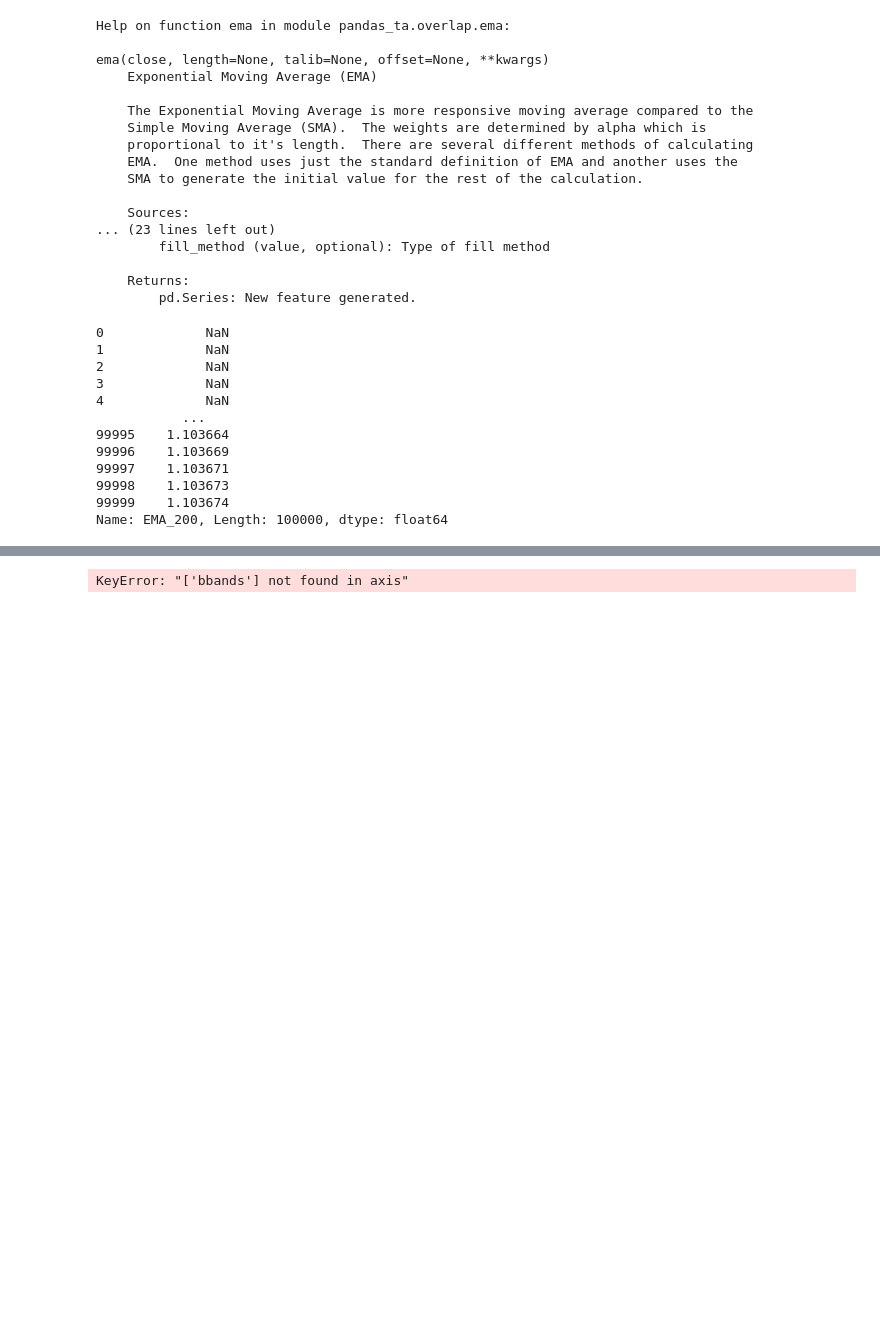
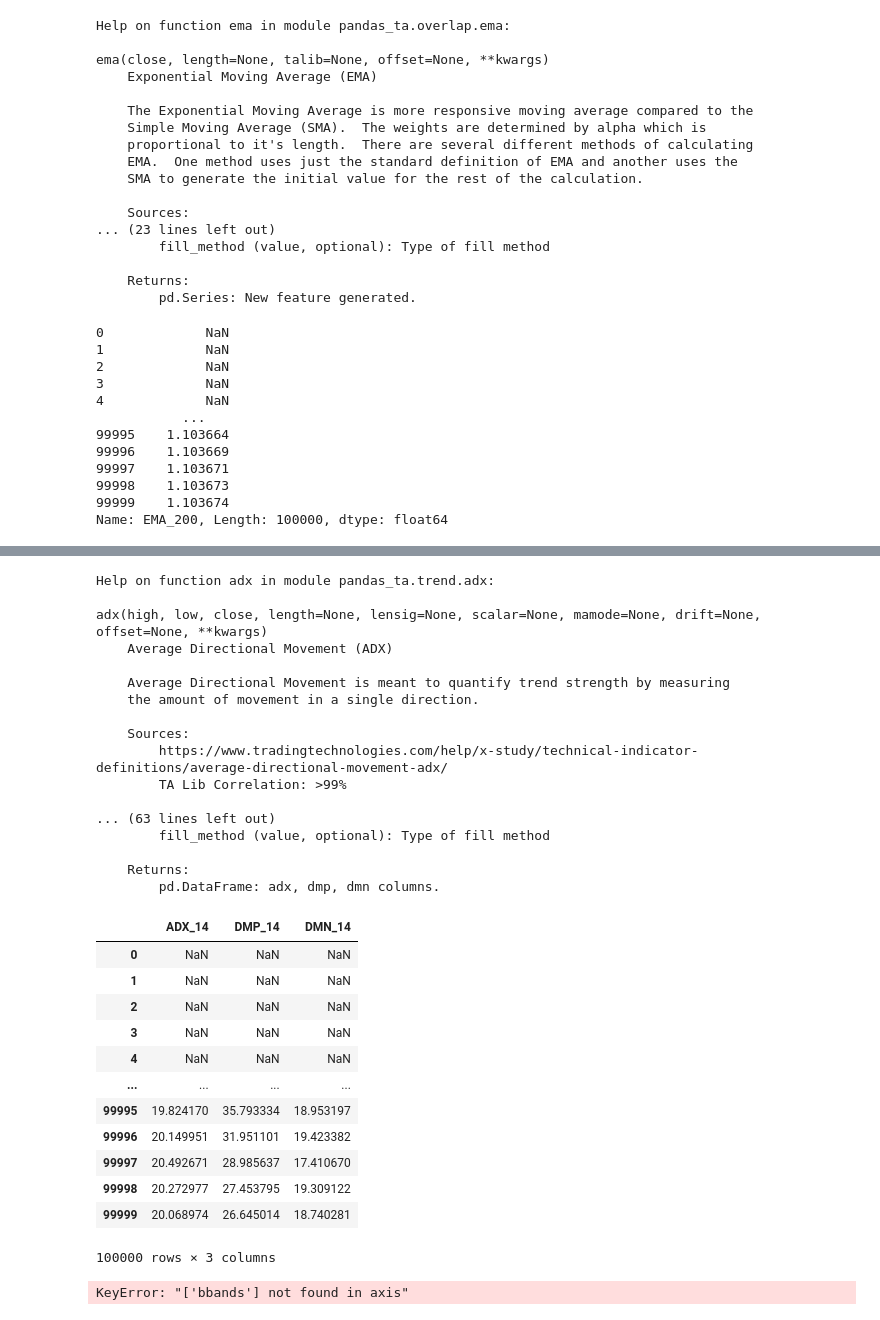
Before and after one commit to siavashvampire/python_trader, a Jupyter notebook: inidicator_ta.ipynb, the cells around one changed output, grey strips where cells are left out. Cells and saved outputs as stored; diff of their text form; code cells hidden in the pictures; blank space fills up the shorter version.

Commit message:
added few new indicators 2

```diff
--- a/inidicator_ta.ipynb
+++ b/inidicator_ta.ipynb
@@ -471,3 +538,37 @@ Name: EMA_200, Length: 100000, dtype: float64
+# %%
+help(ta.adx)
+df.ta.adx(append=True)
+# %% [output]
+Help on function adx in module pandas_ta.trend.adx:
+
+adx(high, low, close, length=None, lensig=None, scalar=None, mamode=None, drift=None, offset=None, **kwargs)
+    Average Directional Movement (ADX)
+
+    Average Directional Movement is meant to quantify trend strength by measuring
+    the amount of movement in a single direction.
+
+    Sources:
+        https://www.tradingtechnologies.com/help/x-study/technical-indicator-definitions/average-directional-movement-adx/
+        TA Lib Correlation: >99%
+
+... (63 lines left out)
+        fill_method (value, optional): Type of fill method
+
+    Returns:
+        pd.DataFrame: adx, dmp, dmn columns.
+|  | ADX_14 | DMP_14 | DMN_14 |
+| 0 | NaN | NaN | NaN |
+| 1 | NaN | NaN | NaN |
+| 2 | NaN | NaN | NaN |
+| 3 | NaN | NaN | NaN |
+| 4 | NaN | NaN | NaN |
+| ... | ... | ... | ... |
+| 99995 | 19.824170 | 35.793334 | 18.953197 |
+| 99996 | 20.149951 | 31.951101 | 19.423382 |
+| 99997 | 20.492671 | 28.985637 | 17.410670 |
+| 99998 | 20.272977 | 27.453795 | 19.309122 |
+| 99999 | 20.068974 | 26.645014 | 18.740281 |
+100000 rows × 3 columns
 # %%
 df.drop('bbands', axis=1, inplace=True)
 df.drop('buy_bbands_diff', axis=1, inplace=True)
```
Also changed, not shown: parts of 2 cells of this notebook, 1 other file.
